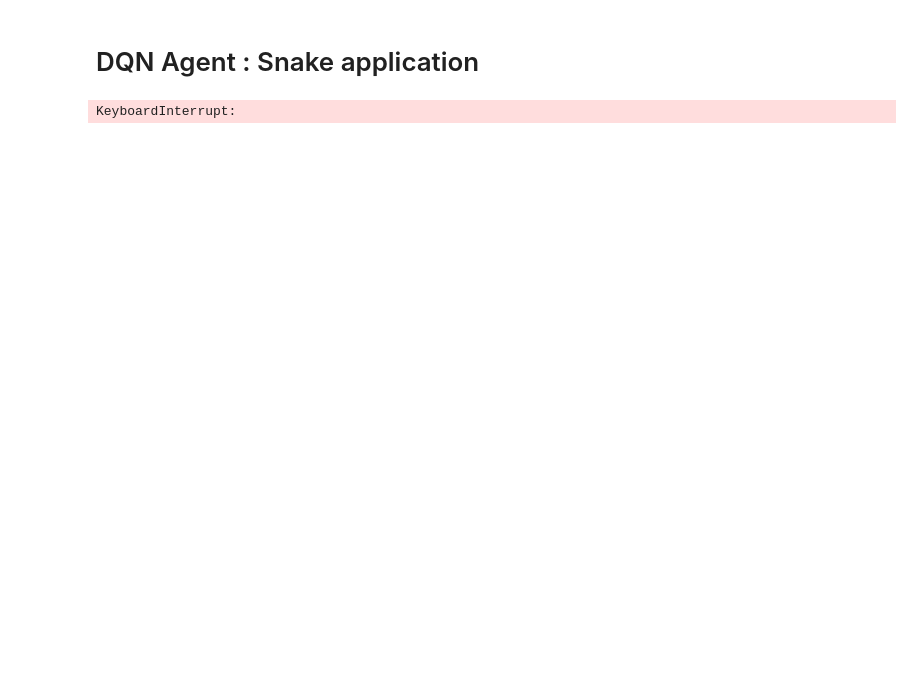
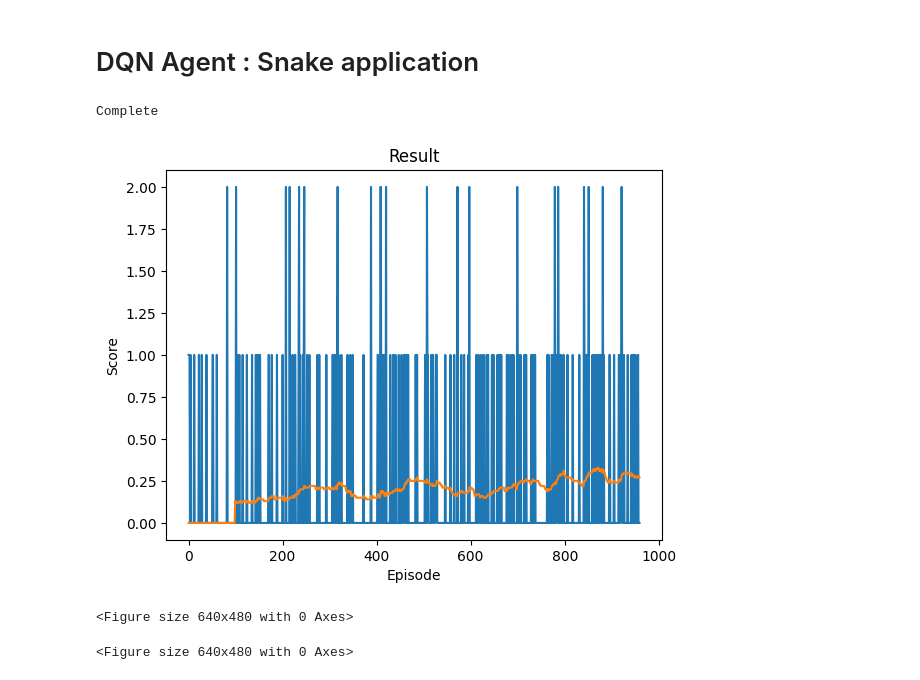
Before and after one commit to GDemets/Snake-DQN, a Jupyter notebook: main.ipynb, the cells around one changed output. Cells and saved outputs as stored; diff of their text form; code cells hidden in the pictures; blank space fills up the shorter version.

```diff
--- a/main.ipynb
+++ b/main.ipynb
@@ -141,12 +138,12 @@ def optimize_model():
     torch.nn.utils.clip_grad_value_(policy_net.parameters(), 100)
     optimizer.step()
 # %%
-# if torch.cuda.is_available() or torch.backends.mps.is_available():
-#     num_episodes = 600
-# else:
-#     num_episodes = 100
+if torch.cuda.is_available() or torch.backends.mps.is_available():
+    num_episodes = 600
+else:
+    num_episodes = 1000
 
-num_episodes = 5000
+#num_episodes = 50
 
 for i_episode in range(num_episodes):
     # Initialize the environment and get its state
@@ -171,32 +168,35 @@ for i_episode in range(num_episodes):
         # Move to the next state
         state = next_state
 
         # Perform one step of the optimization (on the policy network)
         optimize_model()
 
         # Soft update of the target network's weights
         # θ′ ← τ θ + (1 −τ )θ′
         target_net_state_dict = target_net.state_dict()
         policy_net_state_dict = policy_net.state_dict()
         for key in policy_net_state_dict:
             target_net_state_dict[key] = policy_net_state_dict[
                 key
             ] * TAU + target_net_state_dict[key] * (1 - TAU)
         target_net.load_state_dict(target_net_state_dict)
 
         if done:
             print(f"Episode {i_episode}/{num_episodes}\nScore: {env.score}")
             episode_scores.append(env.score)
             plot_scores()
             break
     if i_episode % 500 == 0:
-        print(f"Episode {i_episode}/{num_episodes} | Score: {env.score} | Total Reward: {total_reward}")
+        print(f"Episode {i_episode}/{num_episodes} | Score: {env.score} |")
         episode_scores.append(env.score)
         plot_scores()  # ne plot que tous les 500 épisodes
 
 print("Complete")
 plot_scores(show_result=True)
 plt.ioff()
 plt.show()
 # %% [output]
-KeyboardInterrupt:
+Complete
+[figure, added]
+<Figure size 640x480 with 0 Axes>
+<Figure size 640x480 with 0 Axes>
```
Also changed, not shown: parts of 1 cell of this notebook, 2 other files.
